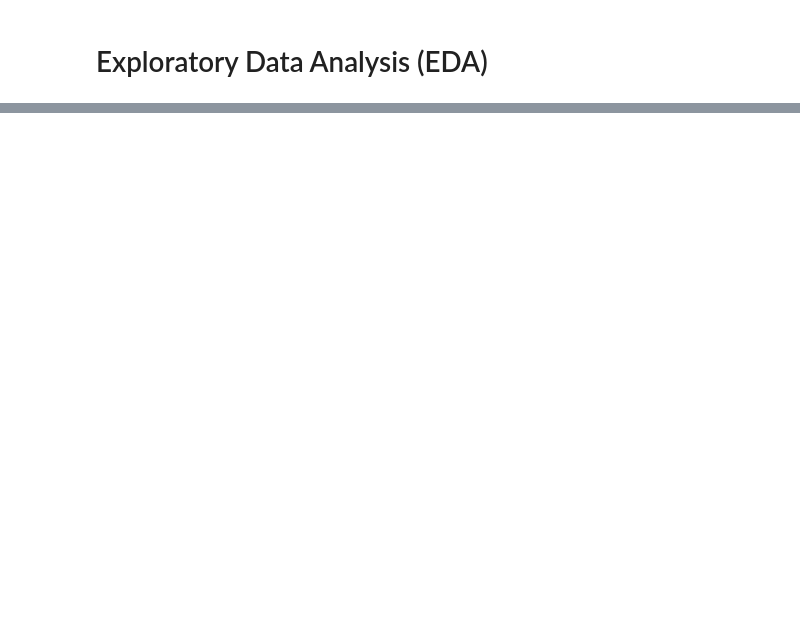
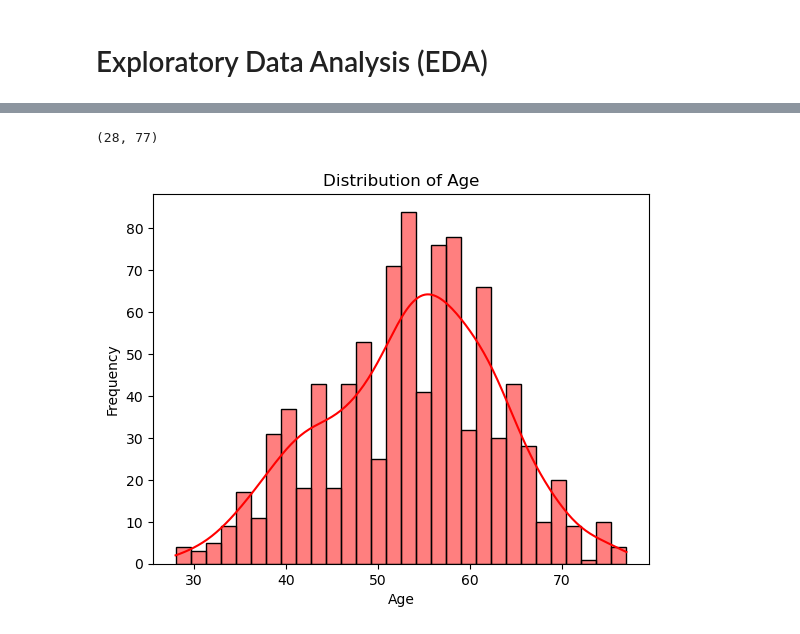
Before and after one commit to prashantpq/Data-Science-Internship, a Jupyter notebook: Week_1/Heart_Disease_Prediction/main.ipynb, the cells around one changed output, grey strips where cells are left out. Drawn from its saved outputs; the diff is of its cells as text; code cells hidden in the pictures; blank space fills up the shorter version.

```diff
--- a/Week_1/Heart_Disease_Prediction/main.ipynb
+++ b/Week_1/Heart_Disease_Prediction/main.ipynb
@@ -463,0 +405,12 @@ max      2.000000    3.000000    2.000000    4.000000
+# %%
+df['age'].min(), df['age'].max()
+# %% [output]
+(28, 77)
+# %%
+sns.histplot(df['age'], kde=True, bins=30, color='red')
+plt.title('Distribution of Age')
+plt.xlabel('Age')
+plt.ylabel('Frequency')
+plt.show()
+# %% [output]
+[figure, added]
```
Also changed, not shown: parts of 28 cells of this notebook.
